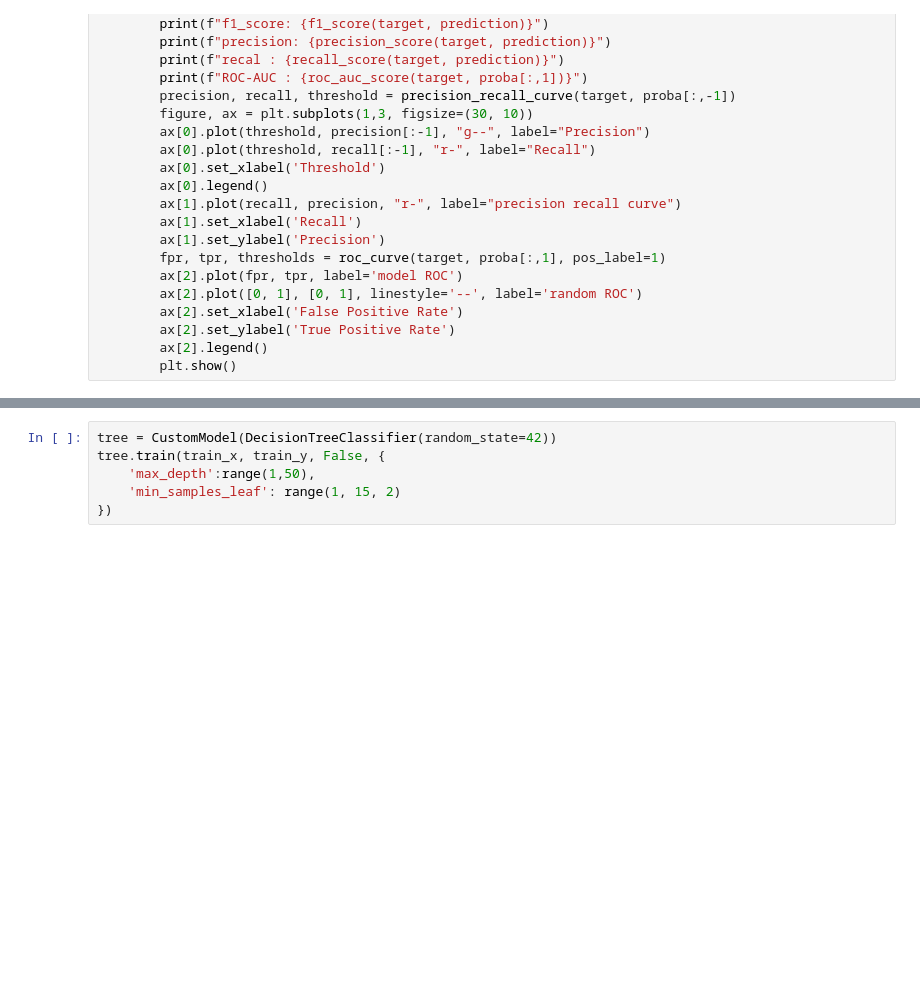
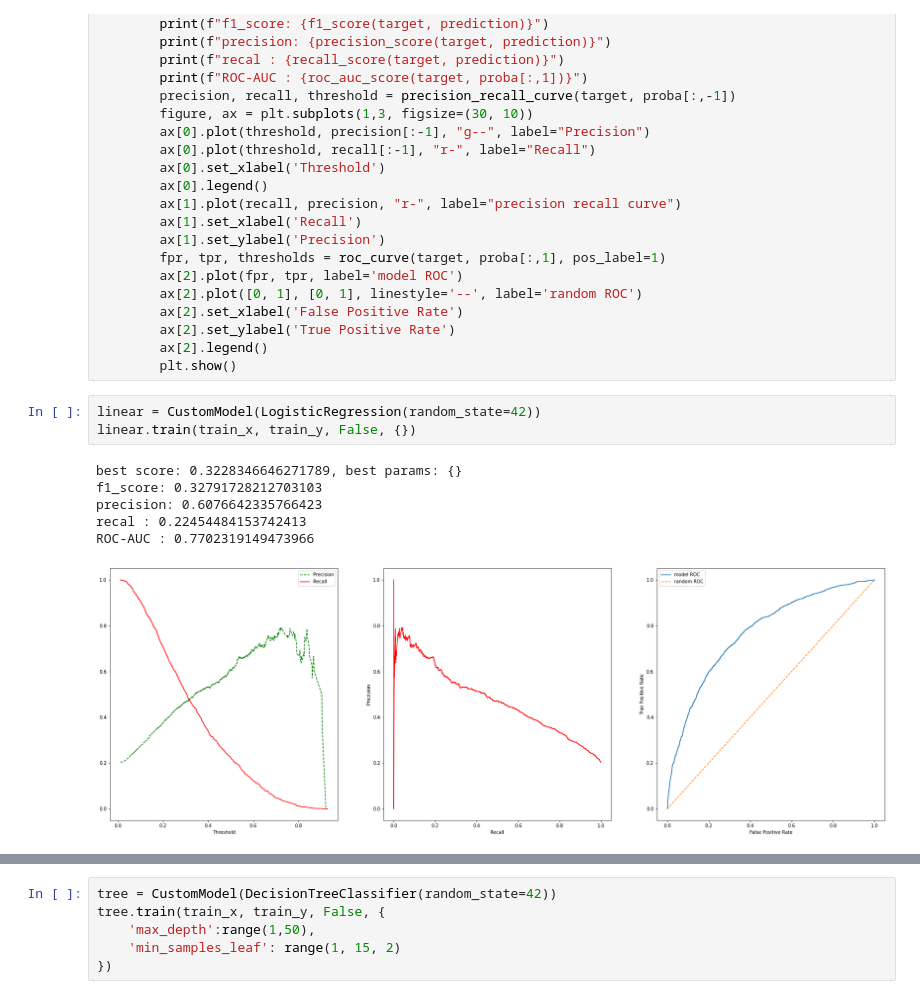
Before and after one commit to ustinovop/yandex_praktikum, a Jupyter notebook: supervised_learning.ipynb, the cells around one changed output, grey strips where cells are left out. Drawn from its saved outputs; the diff is of its cells as text; blank space fills up the shorter version.

Commit message:
add linear model

```diff
--- a/supervised_learning.ipynb
+++ b/supervised_learning.ipynb
@@ -328,3 +343,13 @@ class CustomModel:
         ax[2].set_ylabel('True Positive Rate')
         ax[2].legend()
         plt.show()
+# %%
+linear = CustomModel(LogisticRegression(random_state=42))
+linear.train(train_x, train_y, False, {})
+# %% [output]
+best score: 0.3228346646271789, best params: {}
+f1_score: 0.32791728212703103
+precision: 0.6076642335766423
+recal : 0.22454484153742413
+ROC-AUC : 0.7702319149473966
+[figure, added]
```
Also changed, not shown: parts of 14 cells of this notebook, 1 other file.
